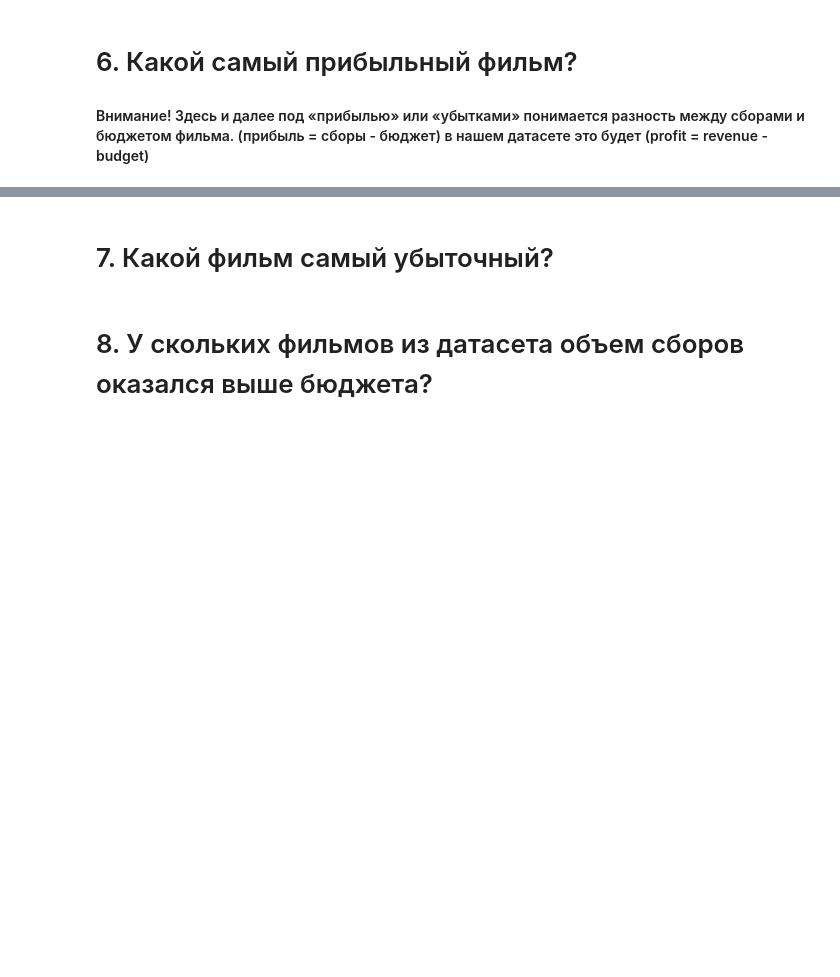
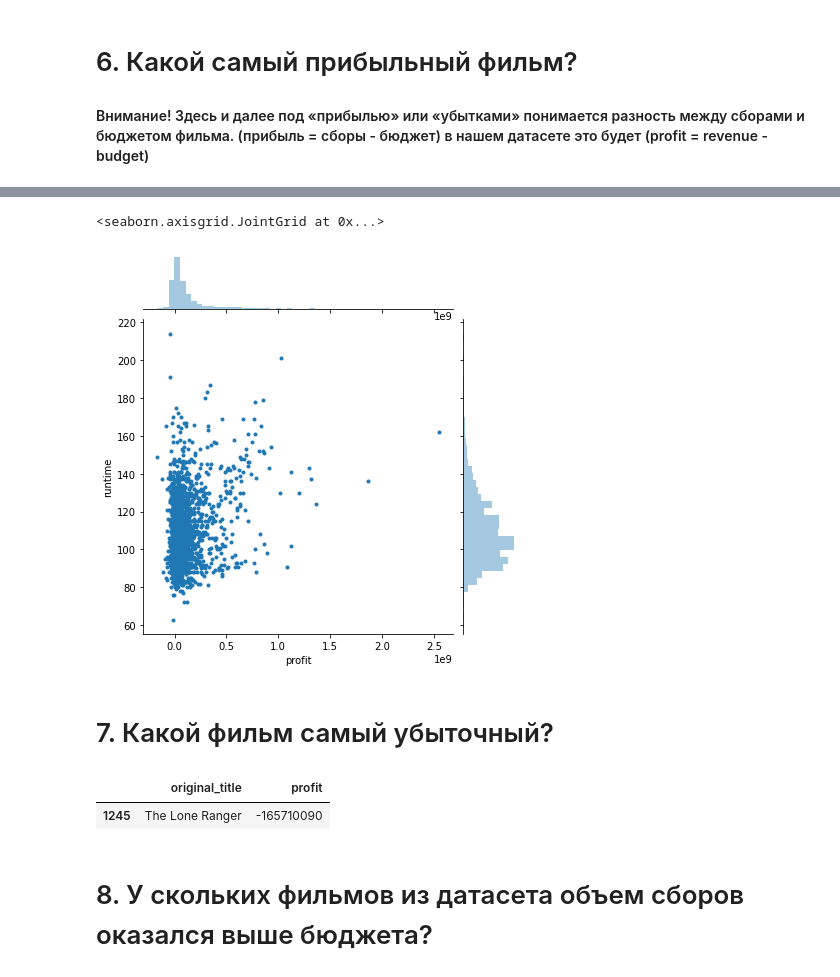
Before and after one commit to Golovolastik/skillfactory_rds, a Jupyter notebook: Movies_IMBD_v4.1_TEMPLATE.ipynb, the cells around one changed output, grey strips where cells are left out. Saved outputs shown, nothing was run; the diff lists cells and outputs as text; code cells hidden in the pictures; blank space fills up the shorter version.

```diff
--- a/Movies_IMBD_v4.1_TEMPLATE.ipynb
+++ b/Movies_IMBD_v4.1_TEMPLATE.ipynb
@@ -126,9 +145,17 @@ data.loc[data.profit.idxmax()][['original_title']]
+# %%
+sns.jointplot(data = data, x = 'profit', y = 'runtime', marker = '.')
+# %% [output]
+<seaborn.axisgrid.JointGrid at 0x...>
+[figure, added]
 # %% [markdown]
 # 7. Какой фильм самый убыточный?
 # %%
 answers['7'] = 'The Lone Ranger'
 # %%
-data[data.profit == data.profit.min()][['original_title']]
+data[data.profit == data.profit.min()][['original_title', 'profit']]
+# %% [output]
+|  | original_title | profit |
+| 1245 | The Lone Ranger | -165710090 |
 # %% [markdown]
 # 8. У скольких фильмов из датасета объем сборов оказался выше бюджета?
 # %%
```
Also changed, not shown: parts of 15 cells of this notebook.
